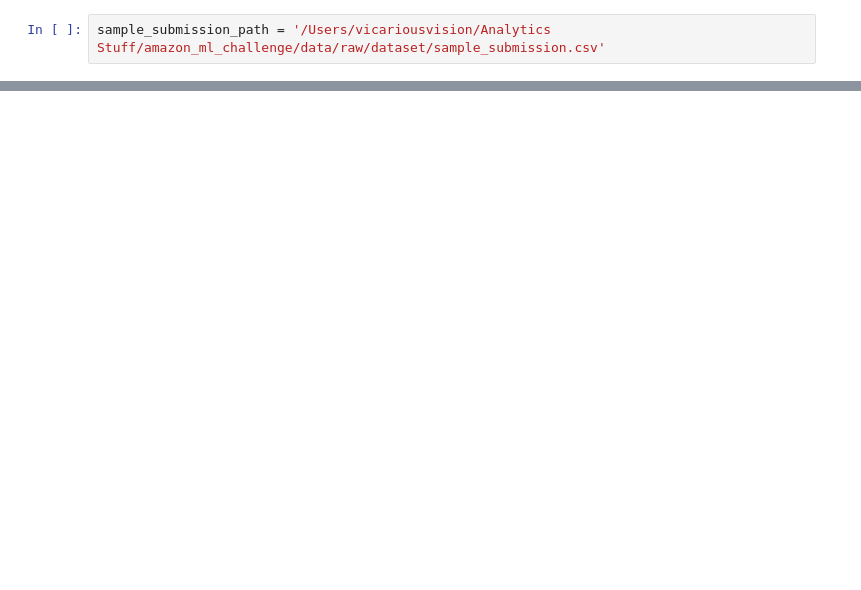
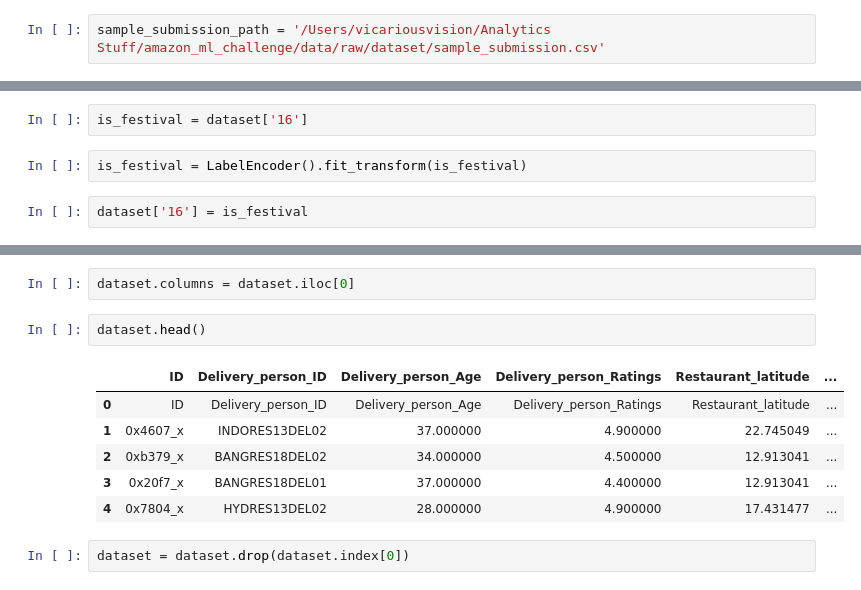
Before and after one commit to VikramxD/Food-Order-ETA-POC, a Jupyter notebook: notebooks/eda.ipynb, the cells around one changed output, grey strips where cells are left out. Drawn from its saved outputs; the diff is of its cells as text; blank space fills up the shorter version.

```diff
--- a/notebooks/eda.ipynb
+++ b/notebooks/eda.ipynb
@@ -40,0 +93,6 @@ AttributeError: 'DataFrame' object has no attribute 'info'
+# %%
+is_festival = dataset['16']
+# %%
+is_festival = LabelEncoder().fit_transform(is_festival)
+# %%
+dataset['16'] = is_festival
@@ -40,0 +108,13 @@ AttributeError: 'DataFrame' object has no attribute 'info'
+# %%
+dataset.columns = dataset.iloc[0]
+# %%
+dataset.head()
+# %% [output]
+|  | ID | Delivery_person_ID | Delivery_person_Age | Delivery_person_Ratings | Restaurant_latitude | ... |
+| 0 | ID | Delivery_person_ID | Delivery_person_Age | Delivery_person_Ratings | Restaurant_latitude | ... |
+| 1 | 0x4607_x | INDORES13DEL02 | 37.000000 | 4.900000 | 22.745049 | ... |
+| 2 | 0xb379_x | BANGRES18DEL02 | 34.000000 | 4.500000 | 12.913041 | ... |
+| 3 | 0x20f7_x | BANGRES18DEL01 | 37.000000 | 4.400000 | 12.913041 | ... |
+| 4 | 0x7804_x | HYDRES13DEL02 | 28.000000 | 4.900000 | 17.431477 | ... |
+# %%
+dataset = dataset.drop(dataset.index[0])
```
Also changed, not shown: parts of 17 cells of this notebook.
